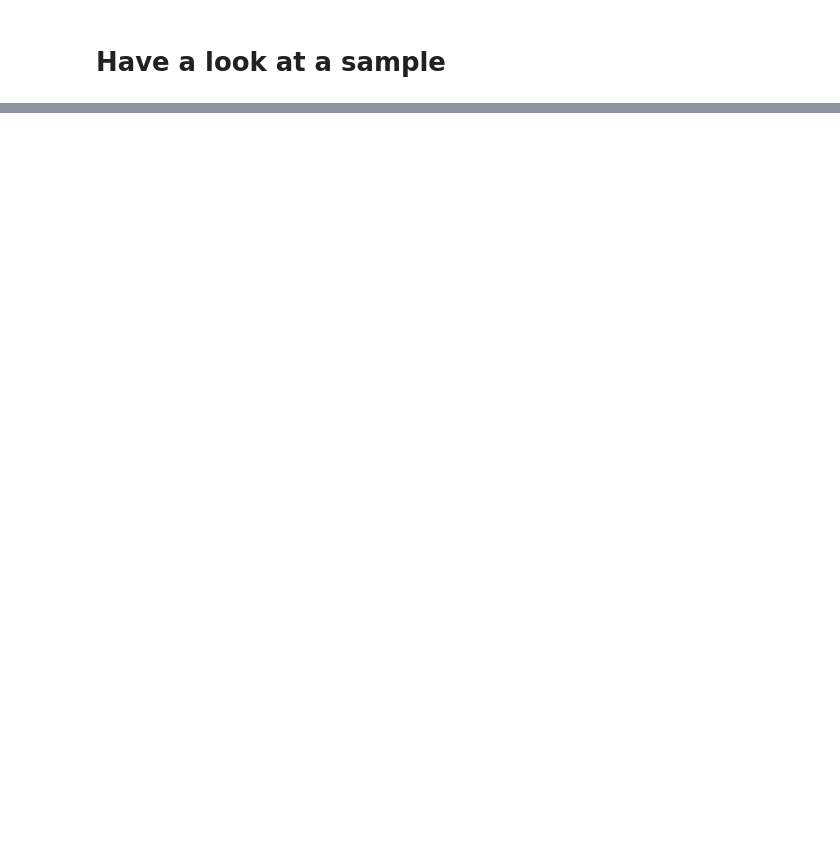
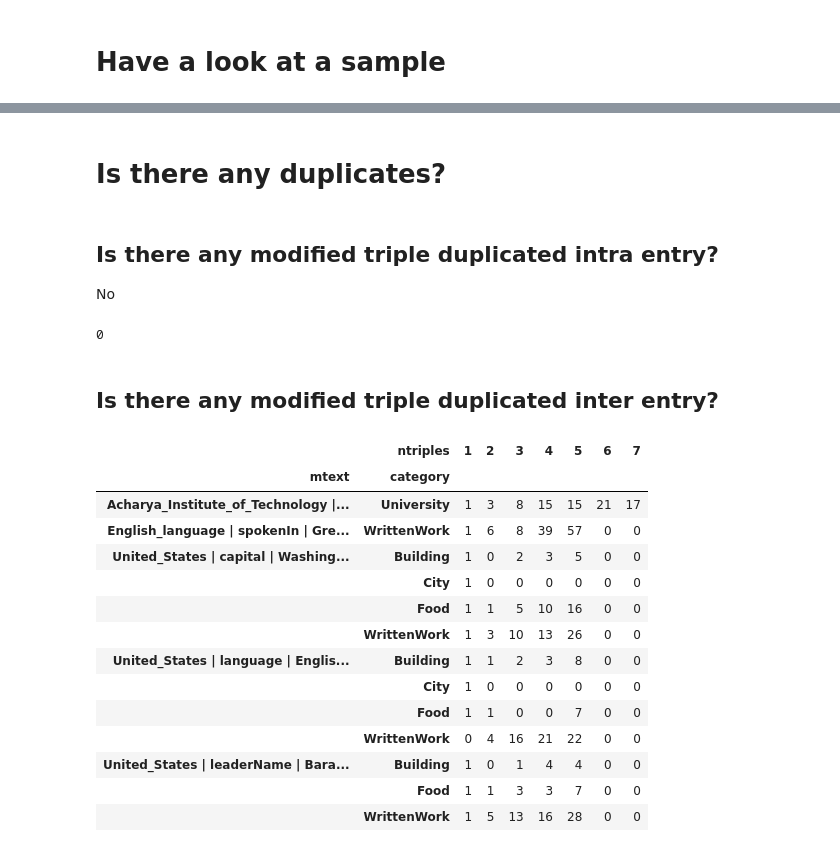
Before and after one commit to abevieiramota/challenge-webnlg, a Jupyter notebook: notebook/1 - Exploratory Data Analysis.ipynb, the cells around one changed output, grey strips where cells are left out. Drawn from its saved outputs; the diff is of its cells as text; code cells hidden in the pictures; blank space fills up the shorter version.

```diff
--- a/notebook/1 - Exploratory Data Analysis.ipynb
+++ b/notebook/1 - Exploratory Data Analysis.ipynb
@@ -84,27 +7,0 @@ class WebNLGDataset(object):
-# %%
-class WebNLGCorpus(object):
-
-    def __init__(self):
-
-        self.datasets = []
-        for category in CATEGORIES:
-
-            for ntriplas in range(1, 8):
-
-                try:
-                    self.datasets.append(WebNLGDataset(ntriplas, category))
-                except FileNotFoundError:
-                    pass
-
-        self.edf = pd.concat([ds.edf for ds in self.datasets])
-        self.odf = pd.concat([ds.odf for ds in self.datasets])
-        self.mdf = pd.concat([ds.mdf for ds in self.datasets])
-        self.ldf = pd.concat([ds.ldf for ds in self.datasets])
-
-    def datasets_size(self):
-
-        return self.edf.pivot_table(index='category', columns='ntriples', aggfunc='count', margins=True).fillna(0)
-
-#     def dataset(self, category, ntriplas):
-
-#         return self.datasets[(category, ntriplas)]
@@ -217,0 +63,35 @@ comic5.mdf[comic5.mdf.text == 'Bananaman | firstAired | "1983-10-03"']
+# %% [markdown]
+# Is there any duplicates?
+# %% [markdown]
+## Is there any modified triple duplicated intra entry?
+
+No
+# %%
+mtriple_count_per_entry = corpus.mdf.groupby(['category', 'ntriples', 'eid', 'mtext']).size()
+(mtriple_count_per_entry > 1).sum()
+# %% [output]
+0
+# %% [markdown]
+## Is there any modified triple duplicated inter entry?
+# %%
+mtriples_count = corpus.mdf.groupby(['mtext', 'category', 'ntriples']).size()
+
+top_5 = mtriples_count.sum(level=[0]).nlargest(5)
+
+mtriples_count.loc[(top_5.index, slice(None), slice(None))].unstack(level=2, fill_value=0).sort_index(level=0)
+# %% [output]
+|  | ntriples | 1 | 2 | 3 | 4 | 5 | 6 | 7 |
+| mtext | category |  |  |  |  |  |  |  |
+| Acharya_Institute_of_Technology |... | University | 1 | 3 | 8 | 15 | 15 | 21 | 17 |
+| English_language | spokenIn | Gre... | WrittenWork | 1 | 6 | 8 | 39 | 57 | 0 | 0 |
+| United_States | capital | Washing... | Building | 1 | 0 | 2 | 3 | 5 | 0 | 0 |
+|  | City | 1 | 0 | 0 | 0 | 0 | 0 | 0 |
+|  | Food | 1 | 1 | 5 | 10 | 16 | 0 | 0 |
+|  | WrittenWork | 1 | 3 | 10 | 13 | 26 | 0 | 0 |
+| United_States | language | Englis... | Building | 1 | 1 | 2 | 3 | 8 | 0 | 0 |
+|  | City | 1 | 0 | 0 | 0 | 0 | 0 | 0 |
+|  | Food | 1 | 1 | 0 | 0 | 7 | 0 | 0 |
+|  | WrittenWork | 0 | 4 | 16 | 21 | 22 | 0 | 0 |
+| United_States | leaderName | Bara... | Building | 1 | 0 | 1 | 4 | 4 | 0 | 0 |
+|  | Food | 1 | 1 | 3 | 3 | 7 | 0 | 0 |
+|  | WrittenWork | 1 | 5 | 13 | 16 | 28 | 0 | 0 |
```
Also changed, not shown: parts of 51 cells of this notebook, 2 other files.
